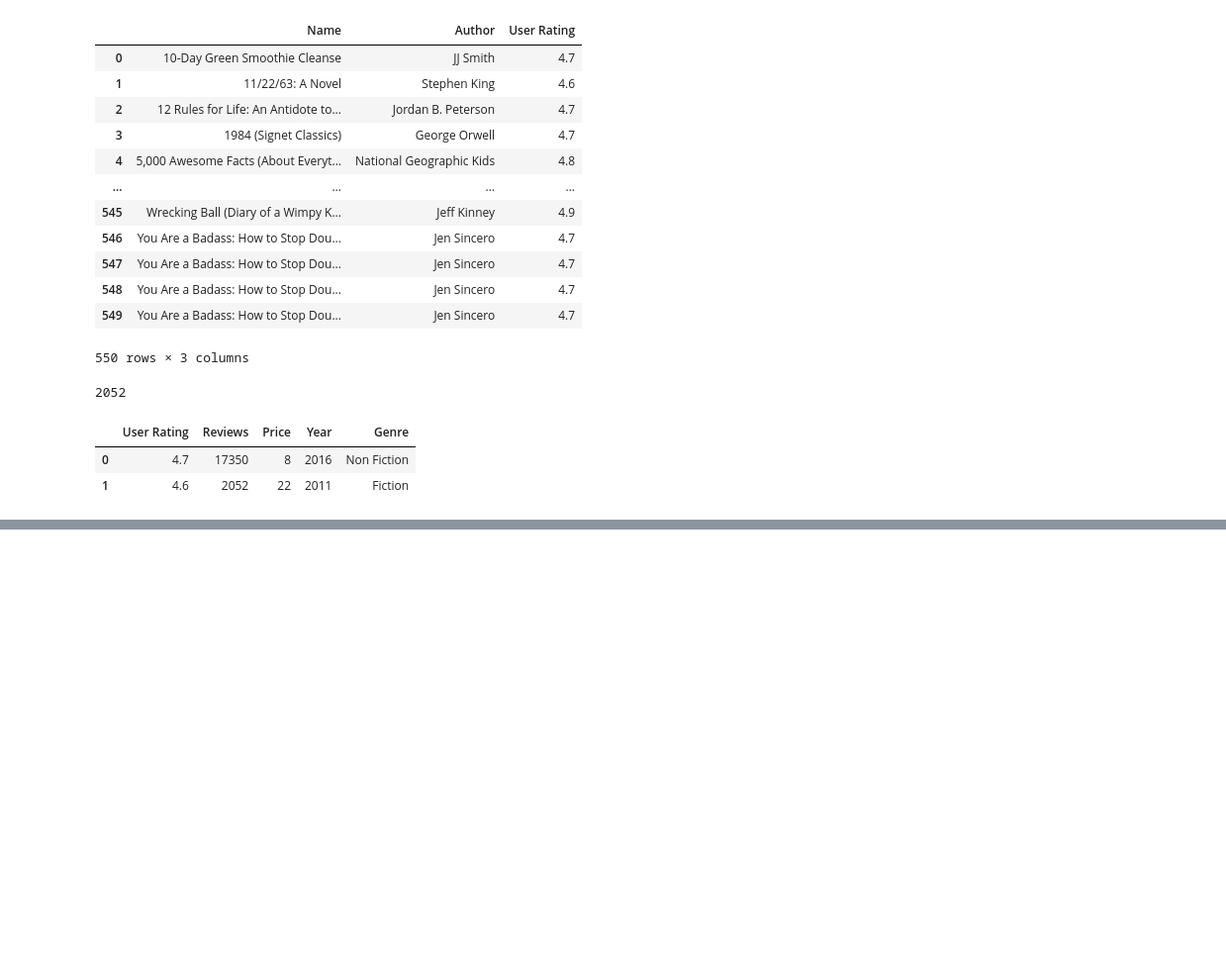
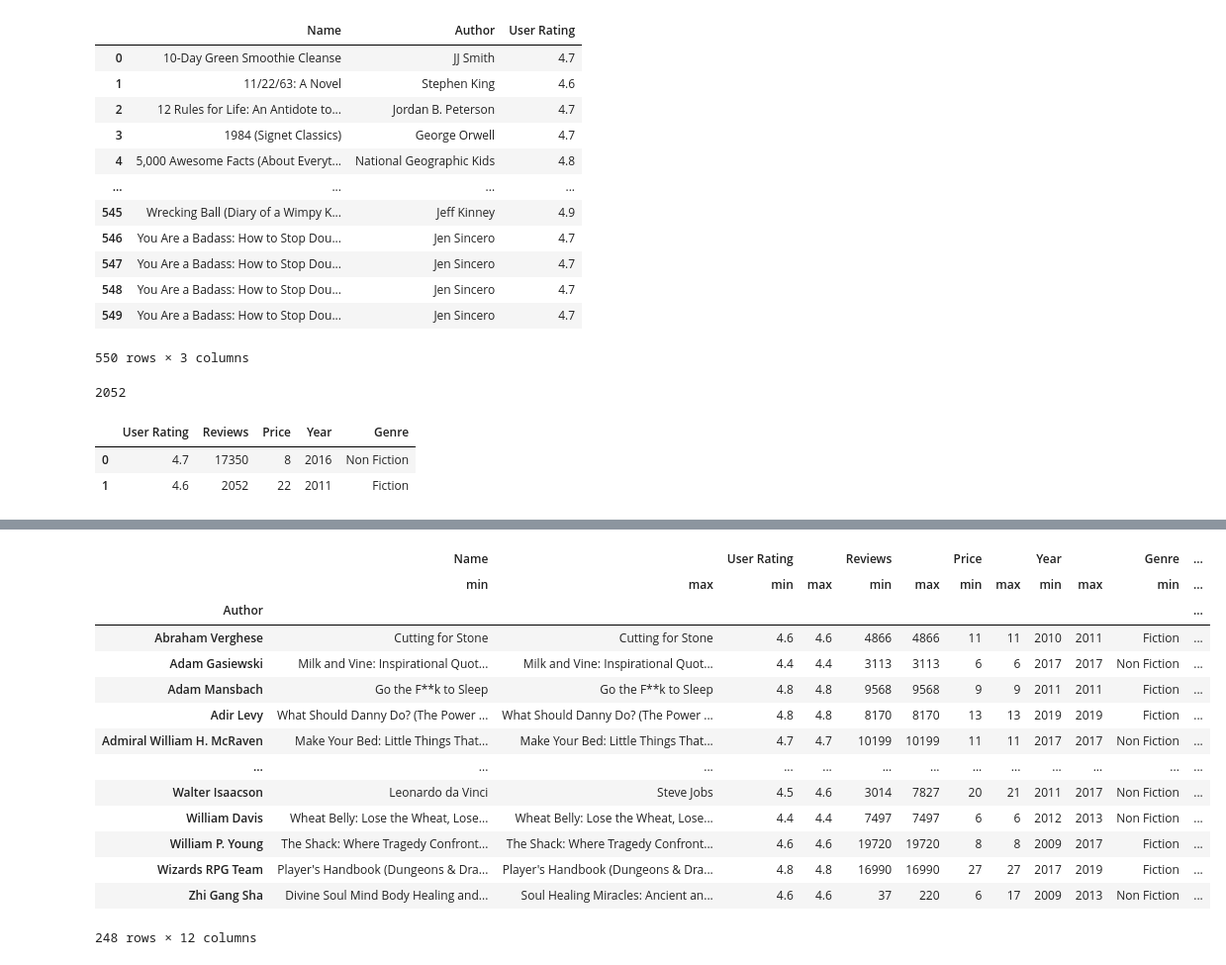
Before and after one commit to afpalmasan/Fundamentos-NumPy-Pandas, a Jupyter notebook: Pandas.ipynb, the cells around one changed output, grey strips where cells are left out. Shown: that part at 99% size. Cells and saved outputs as stored; diff of their text form; code cells hidden in the pictures; blank space fills up the shorter version.

```diff
--- a/Pandas.ipynb
+++ b/Pandas.ipynb
@@ -164,0 +230,3 @@ df_books.iloc[:2,2:]
+# %%
+data = np.arange(0,df_books.shape[0])
+data
@@ -164,0 +251,3 @@ df_books.iloc[:2,2:]
+# %%
+df_books['Range'] = data # se agrega el array de NumPay como nueva columna, este debe ser de la misma longitud del total de registros de dataframe
+df_books
@@ -164,0 +270,2 @@ df_books.iloc[:2,2:]
+# %%
+df_books.append(df_books) # se agregarn registros con el metodo append
@@ -164,0 +494,3 @@ df_books.iloc[:2,2:]
+# %%
+df_books = df_books.append(df_books.iloc[0])
+df_books
@@ -164,0 +621,18 @@ df_books.iloc[:2,2:]
+# %%
+df_books.groupby('Author').agg(['min','max'])#muestra cada columna dividida en dos: min y max. Estas contienen los valores maximo y minimo de la columna para cada Author
+# %% [output]
+|  | Name |  | User Rating |  | Reviews |  | Price |  | Year |  | Genre | ... |
+|  | min | max | min | max | min | max | min | max | min | max | min | ... |
+| Author |  |  |  |  |  |  |  |  |  |  |  | ... |
+| Abraham Verghese | Cutting for Stone | Cutting for Stone | 4.6 | 4.6 | 4866 | 4866 | 11 | 11 | 2010 | 2011 | Fiction | ... |
+| Adam Gasiewski | Milk and Vine: Inspirational Quot... | Milk and Vine: Inspirational Quot... | 4.4 | 4.4 | 3113 | 3113 | 6 | 6 | 2017 | 2017 | Non Fiction | ... |
+| Adam Mansbach | Go the F**k to Sleep | Go the F**k to Sleep | 4.8 | 4.8 | 9568 | 9568 | 9 | 9 | 2011 | 2011 | Fiction | ... |
+| Adir Levy | What Should Danny Do? (The Power ... | What Should Danny Do? (The Power ... | 4.8 | 4.8 | 8170 | 8170 | 13 | 13 | 2019 | 2019 | Fiction | ... |
+| Admiral William H. McRaven | Make Your Bed: Little Things That... | Make Your Bed: Little Things That... | 4.7 | 4.7 | 10199 | 10199 | 11 | 11 | 2017 | 2017 | Non Fiction | ... |
+| ... | ... | ... | ... | ... | ... | ... | ... | ... | ... | ... | ... | ... |
+| Walter Isaacson | Leonardo da Vinci | Steve Jobs | 4.5 | 4.6 | 3014 | 7827 | 20 | 21 | 2011 | 2017 | Non Fiction | ... |
+| William Davis | Wheat Belly: Lose the Wheat, Lose... | Wheat Belly: Lose the Wheat, Lose... | 4.4 | 4.4 | 7497 | 7497 | 6 | 6 | 2012 | 2013 | Non Fiction | ... |
+| William P. Young | The Shack: Where Tragedy Confront... | The Shack: Where Tragedy Confront... | 4.6 | 4.6 | 19720 | 19720 | 8 | 8 | 2009 | 2017 | Fiction | ... |
+| Wizards RPG Team | Player's Handbook (Dungeons & Dra... | Player's Handbook (Dungeons & Dra... | 4.8 | 4.8 | 16990 | 16990 | 27 | 27 | 2017 | 2019 | Fiction | ... |
+| Zhi Gang Sha | Divine Soul Mind Body Healing and... | Soul Healing Miracles: Ancient an... | 4.6 | 4.6 | 37 | 220 | 6 | 17 | 2009 | 2013 | Non Fiction | ... |
+248 rows × 12 columns
```
Also changed, not shown: parts of 64 cells of this notebook.
